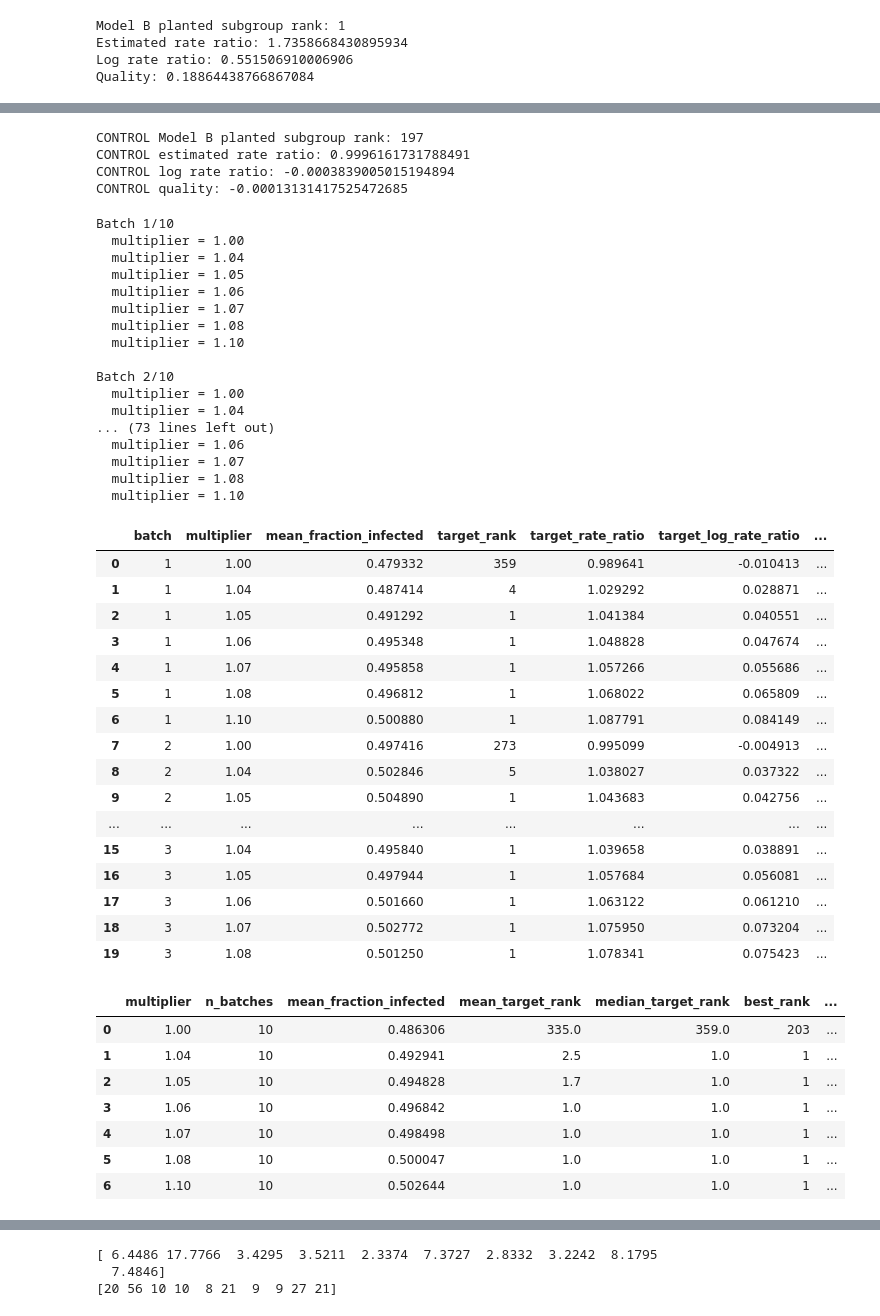
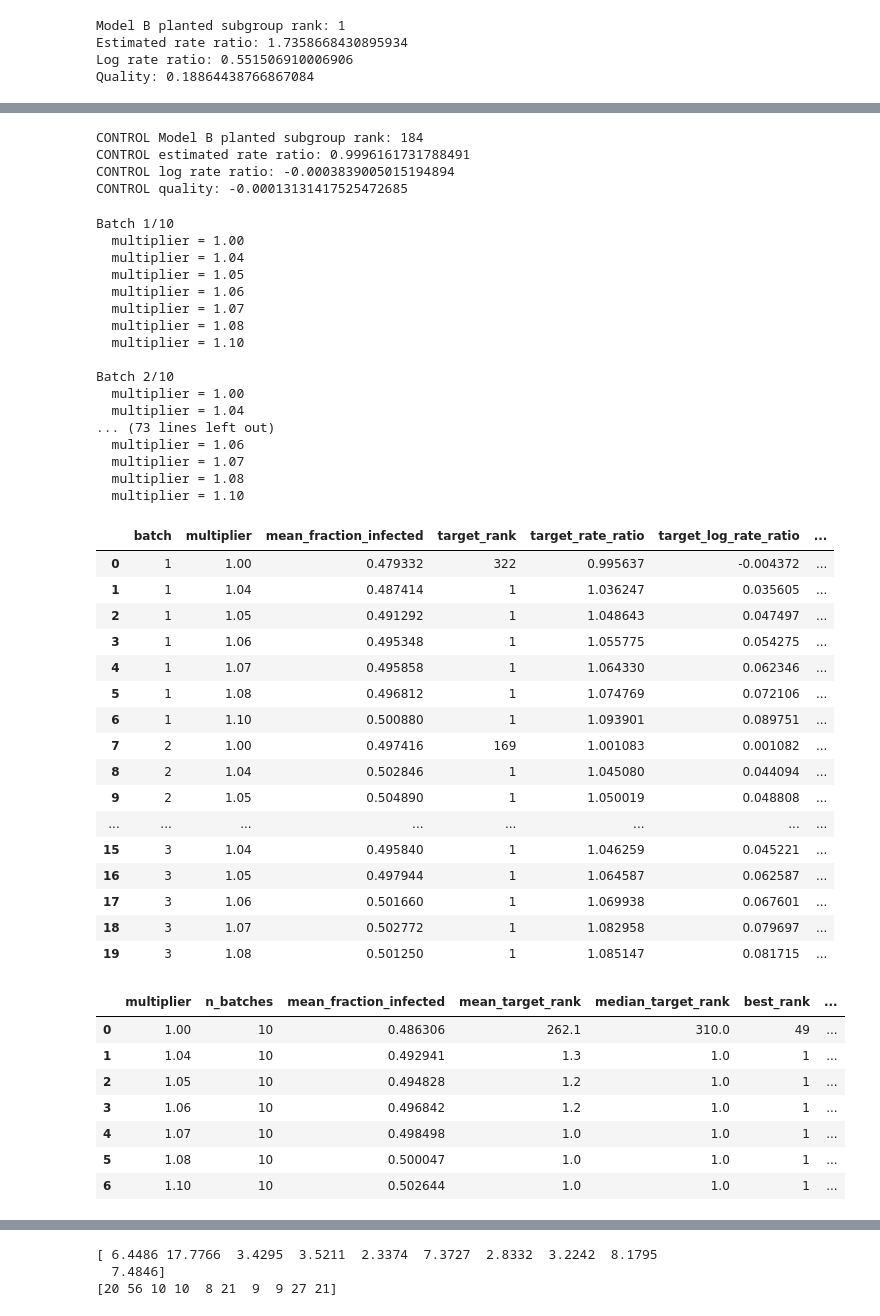
Before and after one commit to kustersjarl/sir-graph-emm, a Jupyter notebook: notebooks/simulation_test.ipynb, the cells around one changed output, grey strips where cells are left out. Saved outputs shown, nothing was run; the diff lists cells and outputs as text; code cells hidden in the pictures.

```diff
--- a/notebooks/simulation_test.ipynb
+++ b/notebooks/simulation_test.ipynb
@@ -1231,11 +1231,13 @@ plt.show()
 control_model_b = model_b_observations(
     graph,
     control_runs,
+    susceptibility=infection_rate,
 )
 
 planted_model_b = model_b_observations(
     graph,
     planted_runs,
+    susceptibility=infection_rate,
 )
 
 print(
@@ -1807,7 +1809,7 @@ print(
     control_target.iloc[0]["quality"],
 )
 # %% [output]
-CONTROL Model B planted subgroup rank: 197
+CONTROL Model B planted subgroup rank: 184
 CONTROL estimated rate ratio: 0.9996161731788491
 CONTROL log rate ratio: -0.0003839005015194894
 CONTROL quality: -0.00013131417525472685
@@ -1815,6 +1817,7 @@ CONTROL quality: -0.00013131417525472685
 current_model_b = model_b_observations(
     graph,
     current_runs,
+    susceptibility=infection_rate,
 )
 
 results = search_model_b_subgroups(
@@ -1953,7 +1956,7 @@ for batch_idx, batch_sequence in enumerate(
             )
         )
 
-        # Overall epidemic size
+        # Overall epidemic size.
         final_sizes = np.array(
             [
                 run.final_size
@@ -1962,17 +1965,19 @@ for batch_idx, batch_sequence in enumerate(
         )
 
         # Extract Model B observations:
-        # offspring, opportunity,
+        # offspring, raw opportunity,
+        # susceptibility-weighted opportunity,
         # descendants, node/run ids.
         current_model_b = (
             model_b_observations(
                 graph,
                 current_runs,
+                susceptibility=infection_rate,
             )
         )
 
-        # Run the complete Model B EMM
-        # search across depth 1 and 2.
+        # Run the complete susceptibility-weighted
+        # Model B EMM search across depth 1 and 2.
         results = (
             search_model_b_subgroups(
                 people,
@@ -1989,6 +1994,7 @@ for batch_idx, batch_sequence in enumerate(
                 min_size=20,
                 max_depth=2,
                 direction="high",
+                opportunity_type="weighted",
             )
         )
 
@@ -2080,49 +2086,49 @@ for batch_idx, batch_sequence in enumerate(
                 "top5_recovery":
                     target_rank <= 5,
             }
         )
 
 
 model_b_robustness_df = pd.DataFrame(
     model_b_robustness_rows
 )
 
 model_b_robustness_df.head(20)
 # %% [output]
 Batch 1/10
   multiplier = 1.00
   multiplier = 1.04
   multiplier = 1.05
   multiplier = 1.06
   multiplier = 1.07
   multiplier = 1.08
   multiplier = 1.10
 
 Batch 2/10
   multiplier = 1.00
   multiplier = 1.04
 ... (73 lines left out)
   multiplier = 1.06
   multiplier = 1.07
   multiplier = 1.08
   multiplier = 1.10
 |  | batch | multiplier | mean_fraction_infected | target_rank | target_rate_ratio | target_log_rate_ratio | ... |
-| 0 | 1 | 1.00 | 0.479332 | 359 | 0.989641 | -0.010413 | ... |
-| 1 | 1 | 1.04 | 0.487414 | 4 | 1.029292 | 0.028871 | ... |
-| 2 | 1 | 1.05 | 0.491292 | 1 | 1.041384 | 0.040551 | ... |
-| 3 | 1 | 1.06 | 0.495348 | 1 | 1.048828 | 0.047674 | ... |
-| 4 | 1 | 1.07 | 0.495858 | 1 | 1.057266 | 0.055686 | ... |
-| 5 | 1 | 1.08 | 0.496812 | 1 | 1.068022 | 0.065809 | ... |
-| 6 | 1 | 1.10 | 0.500880 | 1 | 1.087791 | 0.084149 | ... |
-| 7 | 2 | 1.00 | 0.497416 | 273 | 0.995099 | -0.004913 | ... |
-| 8 | 2 | 1.04 | 0.502846 | 5 | 1.038027 | 0.037322 | ... |
-| 9 | 2 | 1.05 | 0.504890 | 1 | 1.043683 | 0.042756 | ... |
+| 0 | 1 | 1.00 | 0.479332 | 322 | 0.995637 | -0.004372 | ... |
+| 1 | 1 | 1.04 | 0.487414 | 1 | 1.036247 | 0.035605 | ... |
+| 2 | 1 | 1.05 | 0.491292 | 1 | 1.048643 | 0.047497 | ... |
+| 3 | 1 | 1.06 | 0.495348 | 1 | 1.055775 | 0.054275 | ... |
+| 4 | 1 | 1.07 | 0.495858 | 1 | 1.064330 | 0.062346 | ... |
+| 5 | 1 | 1.08 | 0.496812 | 1 | 1.074769 | 0.072106 | ... |
+| 6 | 1 | 1.10 | 0.500880 | 1 | 1.093901 | 0.089751 | ... |
+| 7 | 2 | 1.00 | 0.497416 | 169 | 1.001083 | 0.001082 | ... |
+| 8 | 2 | 1.04 | 0.502846 | 1 | 1.045080 | 0.044094 | ... |
+| 9 | 2 | 1.05 | 0.504890 | 1 | 1.050019 | 0.048808 | ... |
 | ... | ... | ... | ... | ... | ... | ... | ... |
-| 15 | 3 | 1.04 | 0.495840 | 1 | 1.039658 | 0.038891 | ... |
-| 16 | 3 | 1.05 | 0.497944 | 1 | 1.057684 | 0.056081 | ... |
-| 17 | 3 | 1.06 | 0.501660 | 1 | 1.063122 | 0.061210 | ... |
-| 18 | 3 | 1.07 | 0.502772 | 1 | 1.075950 | 0.073204 | ... |
-| 19 | 3 | 1.08 | 0.501250 | 1 | 1.078341 | 0.075423 | ... |
+| 15 | 3 | 1.04 | 0.495840 | 1 | 1.046259 | 0.045221 | ... |
+| 16 | 3 | 1.05 | 0.497944 | 1 | 1.064587 | 0.062587 | ... |
+| 17 | 3 | 1.06 | 0.501660 | 1 | 1.069938 | 0.067601 | ... |
+| 18 | 3 | 1.07 | 0.502772 | 1 | 1.082958 | 0.079697 | ... |
+| 19 | 3 | 1.08 | 0.501250 | 1 | 1.085147 | 0.081715 | ... |
 # %%
 model_b_robustness_summary = (
     model_b_robustness_df
@@ -2217,10 +2223,10 @@ model_b_robustness_summary[
 model_b_robustness_summary
 # %% [output]
 |  | multiplier | n_batches | mean_fraction_infected | mean_target_rank | median_target_rank | best_rank | ... |
-| 0 | 1.00 | 10 | 0.486306 | 335.0 | 359.0 | 203 | ... |
-| 1 | 1.04 | 10 | 0.492941 | 2.5 | 1.0 | 1 | ... |
-| 2 | 1.05 | 10 | 0.494828 | 1.7 | 1.0 | 1 | ... |
-| 3 | 1.06 | 10 | 0.496842 | 1.0 | 1.0 | 1 | ... |
+| 0 | 1.00 | 10 | 0.486306 | 262.1 | 310.0 | 49 | ... |
+| 1 | 1.04 | 10 | 0.492941 | 1.3 | 1.0 | 1 | ... |
+| 2 | 1.05 | 10 | 0.494828 | 1.2 | 1.0 | 1 | ... |
+| 3 | 1.06 | 10 | 0.496842 | 1.2 | 1.0 | 1 | ... |
 | 4 | 1.07 | 10 | 0.498498 | 1.0 | 1.0 | 1 | ... |
 | 5 | 1.08 | 10 | 0.500047 | 1.0 | 1.0 | 1 | ... |
 | 6 | 1.10 | 10 | 0.502644 | 1.0 | 1.0 | 1 | ... |
```
Also changed, not shown: parts of 35 cells of this notebook, 1 other file.
